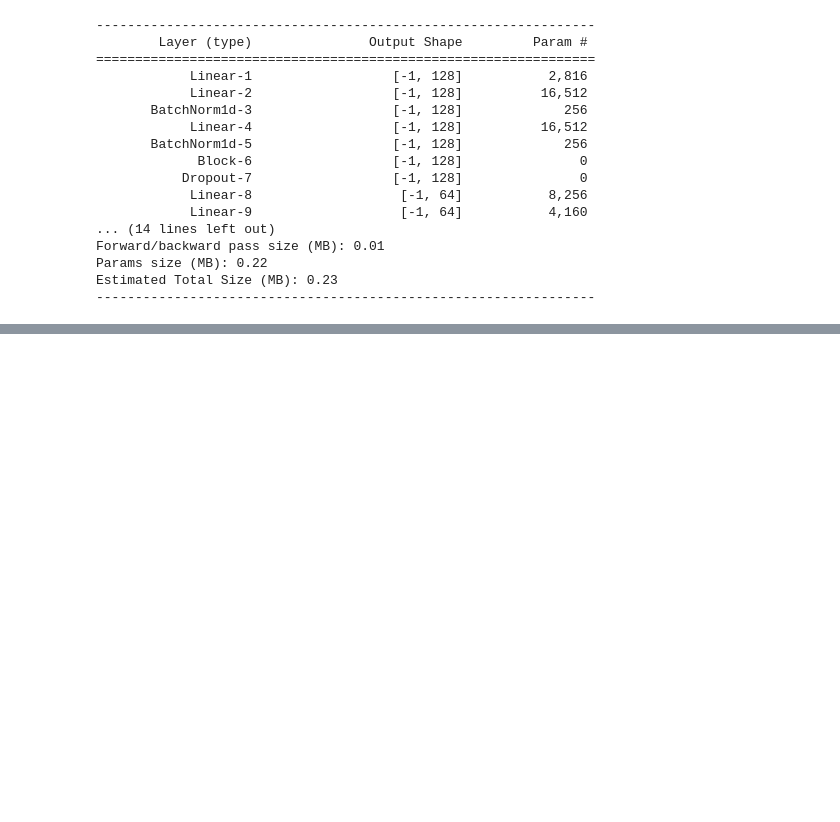
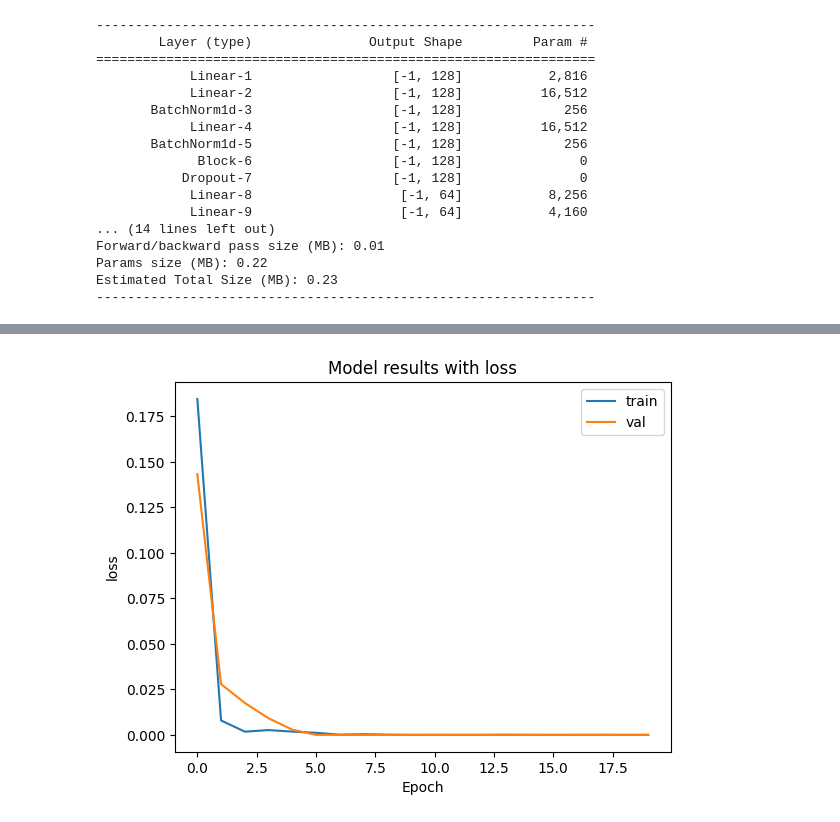
Before and after one commit to HromovAndrey/II_homework_mood_4_part_4_, a Jupyter notebook: notebook7313cda609.ipynb, the cells around one changed output, grey strips where cells are left out. Saved outputs shown, nothing was run; the diff lists cells and outputs as text; code cells hidden in the pictures; blank space fills up the shorter version.

```diff
--- a/notebook7313cda609.ipynb
+++ b/notebook7313cda609.ipynb
@@ -161,9 +161,10 @@ Params size (MB): 0.22
 Estimated Total Size (MB): 0.23
 ----------------------------------------------------------------
 # %%
-#Визначте функцію втрат та оптимізатор, можливо графік швидкості навчання
+#Визначте функцію втрат та оптимізатор
 loss_fn = nn.BCELoss()
 optimizer = torch.optim.Adam(model.parameters(), lr=1e-2, weight_decay=1e-6)
+scheduler = torch.optim.lr_scheduler.StepLR(optimizer, step_size=5, gamma=0.1)
 # %%
 #Натренуйте нейромережу.
 import time
@@ -280,0 +297,15 @@ NameError: name 'scheduler' is not defined
+# %%
+import matplotlib.pyplot as plt
+
+def plot_metric(history, name):
+  plt.title(f"Model results with {name}")
+  plt.plot(history[name], label='train')
+  plt.plot(history['val_'+name], label='val')
+  plt.xlabel('Epoch')
+  plt.ylabel(name)
+  plt.legend()
+
+
+plot_metric(history, 'loss')
+# %% [output]
+[figure, added]
```
Also changed, not shown: parts of 6 cells of this notebook.
